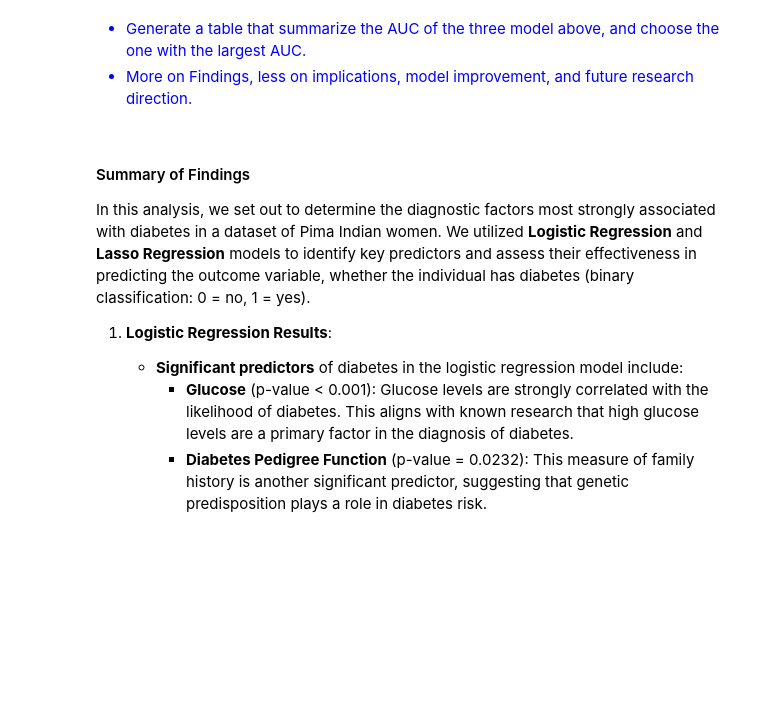
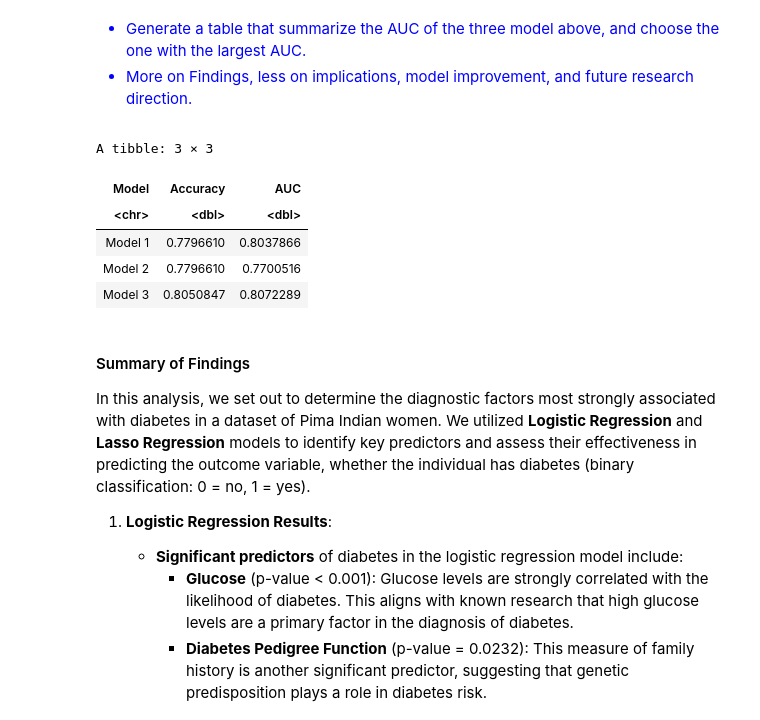
Before and after one commit to yoykyL/STAT301-Final-Report, a Jupyter notebook: Final_Report.ipynb, the cells around one changed output. Cells and saved outputs as stored; diff of their text form; code cells hidden in the pictures; blank space fills up the shorter version.

Commit message:
Update Method and conclusion table

```diff
--- a/Final_Report.ipynb
+++ b/Final_Report.ipynb
@@ -453,7 +451,7 @@ print(model_summary)
 
 # Prediction: Predict outcomes on test data
 pred_probs_2 <- predict(log_model, newdata = diabetes_test, type = "response")
-pred_classes <- ifelse(pred_probs > 0.5, 1, 0)
+pred_classes <- ifelse(pred_probs_2 > 0.5, 1, 0)
 
 # Create confusion matrix
 model_2_conf_matrix <- confusionMatrix(as.factor(pred_classes), as.factor(diabetes_test$Outcome), positive = "1")
@@ -620,6 +618,22 @@ The model by Christopher's is an interactive model for Glucose, BMI and Blood Pr
 - More on Findings, less on implications, model improvement, and future research direction.
 
 </font>
+# %%
+# Main Developer: Yiran Hou
+
+model_performance <- tibble(
+  Model = c("Model 1", "Model 2", "Model 3"),
+  Accuracy = c(accuracy_1, accuracy_2, lasso_accuracy),
+  AUC = c(auc_log_1, auc_log_2, auc_lasso)
+)
+model_performance
+# %% [output]
+A tibble: 3 × 3
+| Model | Accuracy | AUC |
+| <chr> | <dbl> | <dbl> |
+| Model 1 | 0.7796610 | 0.8037866 |
+| Model 2 | 0.7796610 | 0.7700516 |
+| Model 3 | 0.8050847 | 0.8072289 |
 # %% [markdown]
 #### Summary of Findings
 
```
Also changed, not shown: parts of 4 cells of this notebook.
